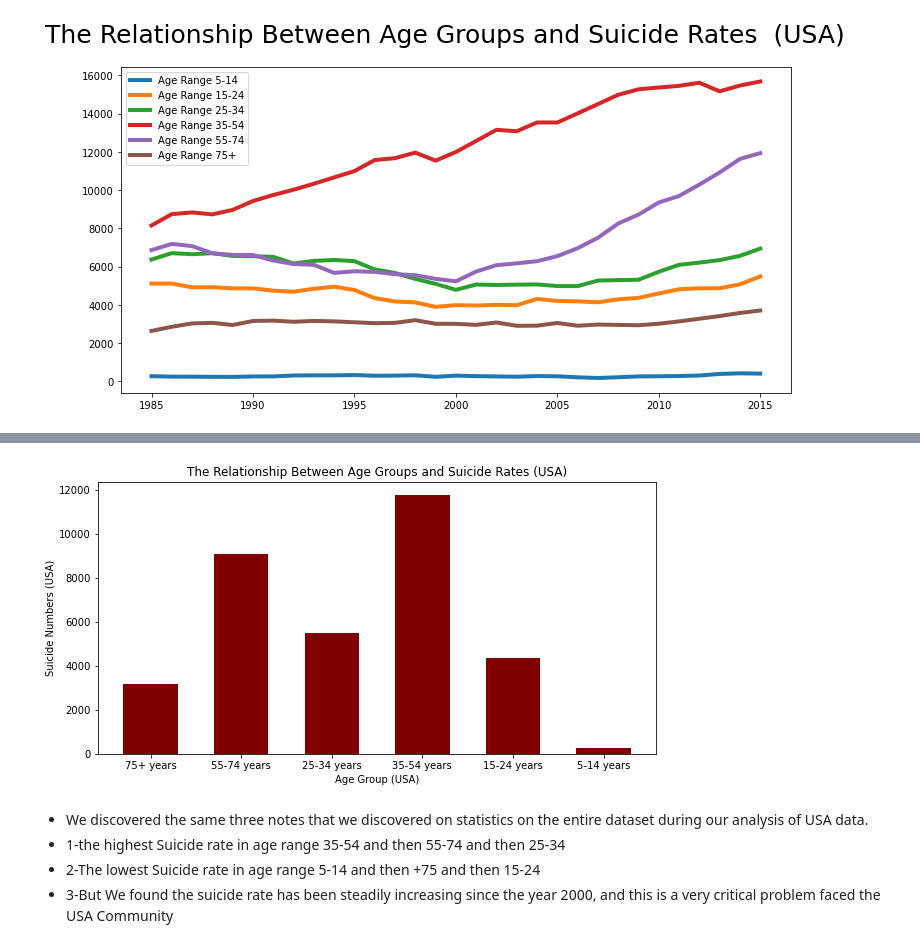
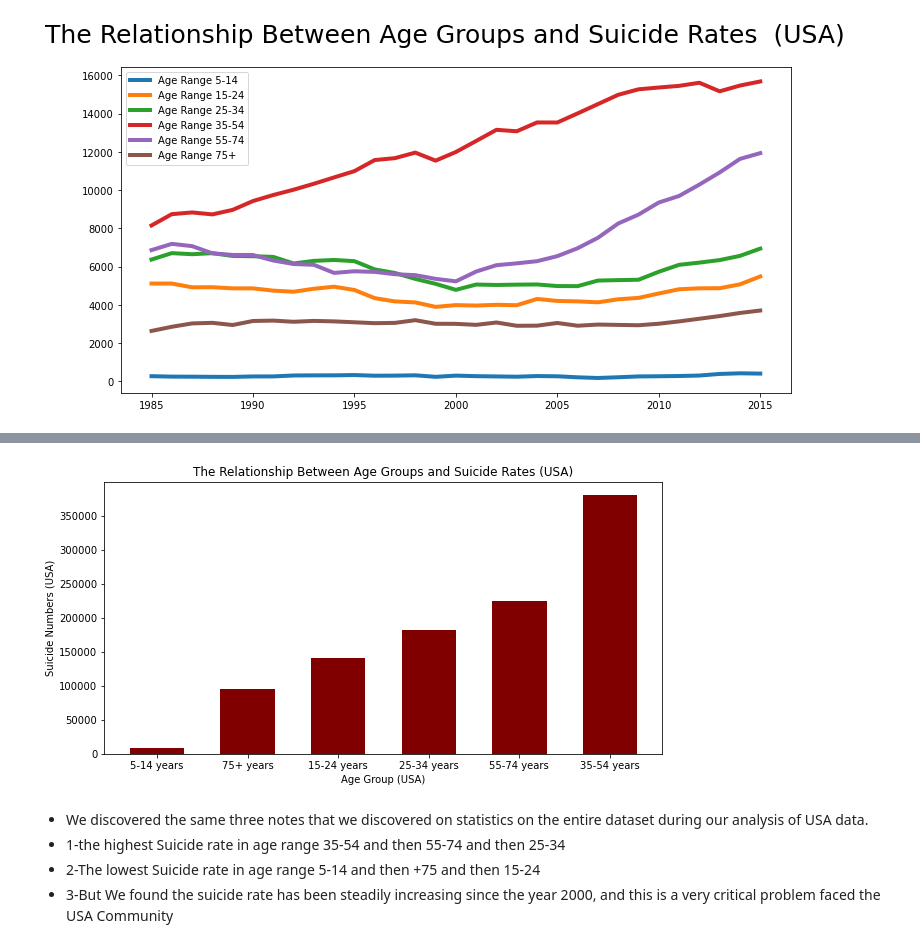
Before and after one commit to ahmedmagde/CDC-Micro-Mental-Project, a Jupyter notebook: CDC-Micro-Mental-Project.ipynb, the cells around one changed output, grey strips where cells are left out. Cells and saved outputs as stored; diff of their text form; code cells hidden in the pictures.

```diff
--- a/CDC-Micro-Mental-Project.ipynb
+++ b/CDC-Micro-Mental-Project.ipynb
@@ -551,3 +562,6 @@ plt.show()
 [figure]
 # %% [markdown]
 ![USA%20suicide%20rate%20distribution.jpeg](attachment:USA%20suicide%20rate%20distribution.jpeg)
+# %%
+x2=df_usa.groupby('age', as_index=False)['suicide_number'].sum().sort_values(by='suicide_number', ascending=True)
+x2.head(6)
@@ -554,14 +576,14 @@ plt.show()
 # %%
-x=df_usa['age']
-y=df_usa['suicide_number']
+x=x2['age']
+y=x2['suicide_number']
 plt.figure(figsize=(10,5))
 plt.bar(x,y,color ='maroon',width = 0.6)
 plt.xlabel('Age Group (USA)')
 plt.ylabel('Suicide Numbers (USA)')
 plt.title('The Relationship Between Age Groups and Suicide Rates (USA)')
 plt.show()
 # %% [output]
-[figure, old version]
+[figure, new version]
 # %% [markdown]
 - We discovered the same three notes that we discovered on statistics on the entire dataset during our analysis of USA data.
 - 1-the highest Suicide rate in age range 35-54 and then 55-74 and then 25-34
```
Also changed, not shown: parts of 26 cells of this notebook.
